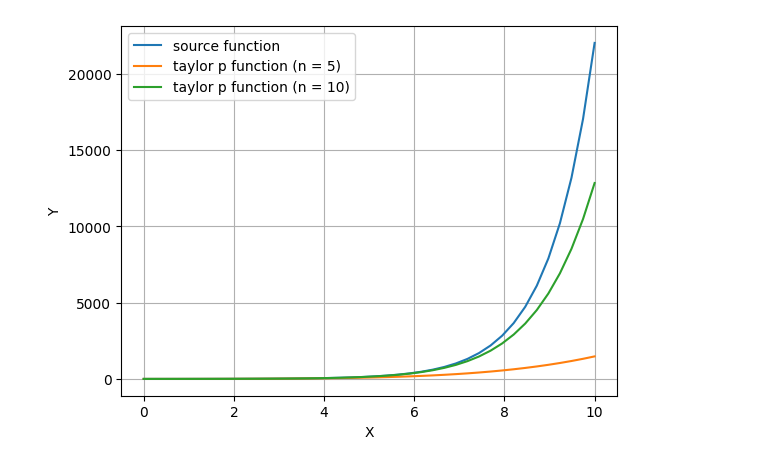
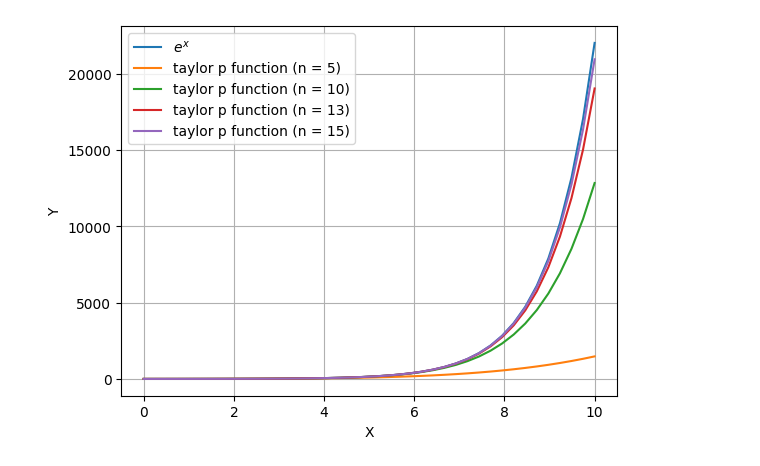
Before and after one commit to xiaochuan-dev/numerical-analysis, a Jupyter notebook: taylor_insert.ipynb, the cells around one changed output. Saved outputs shown, nothing was run; the diff lists cells and outputs as text; code cells hidden in the pictures.

```diff
--- a/taylor_insert.ipynb
+++ b/taylor_insert.ipynb
@@ -31,30 +39,40 @@ def taylor(_f, df, x0, n):
 # %%
 import numpy as np
 import math
 import matplotlib.pyplot as plt
 
 x = np.linspace(0, 10, 40)
 y = np.exp(x)
 
-plt.plot(x, y, '-', label='source function')
+plt.plot(x, y, '-', label=r'$e^x$')
 
 def df(n, x0):
     return math.exp(x0)
 
 p = taylor(math.exp, df, 0, 5)
 p_f = np.vectorize(p)
 y_1 = p_f(x)
 plt.plot(x, y_1, '-', label='taylor p function (n = 5)')
 
-p2 = taylor(math.exp, df, 0, 10)
-p_f2 = np.vectorize(p2)
-y_2 = p_f2(x)
-plt.plot(x, y_2, '-', label='taylor p function (n = 10)')
+p = taylor(math.exp, df, 0, 10)
+p_f = np.vectorize(p)
+y_1 = p_f(x)
+plt.plot(x, y_1, '-', label='taylor p function (n = 10)')
+
+p = taylor(math.exp, df, 0, 13)
+p_f = np.vectorize(p)
+y_1 = p_f(x)
+plt.plot(x, y_1, '-', label='taylor p function (n = 13)')
+
+p = taylor(math.exp, df, 0, 15)
+p_f = np.vectorize(p)
+y_1 = p_f(x)
+plt.plot(x, y_1, '-', label='taylor p function (n = 15)')
 
 plt.xlabel('X')
 plt.ylabel('Y')
 plt.legend()
 plt.grid()
 plt.show()
 # %% [output]
-[figure, old version]
+[figure, new version]
```
Also changed, not shown: parts of 2 cells of this notebook.
